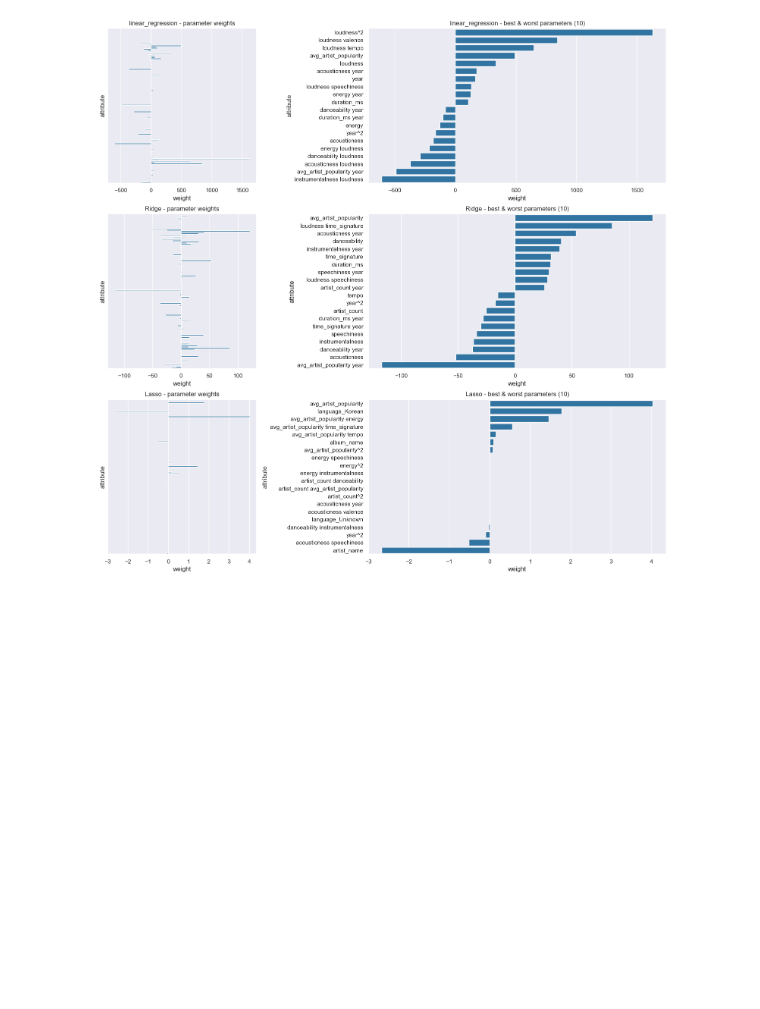
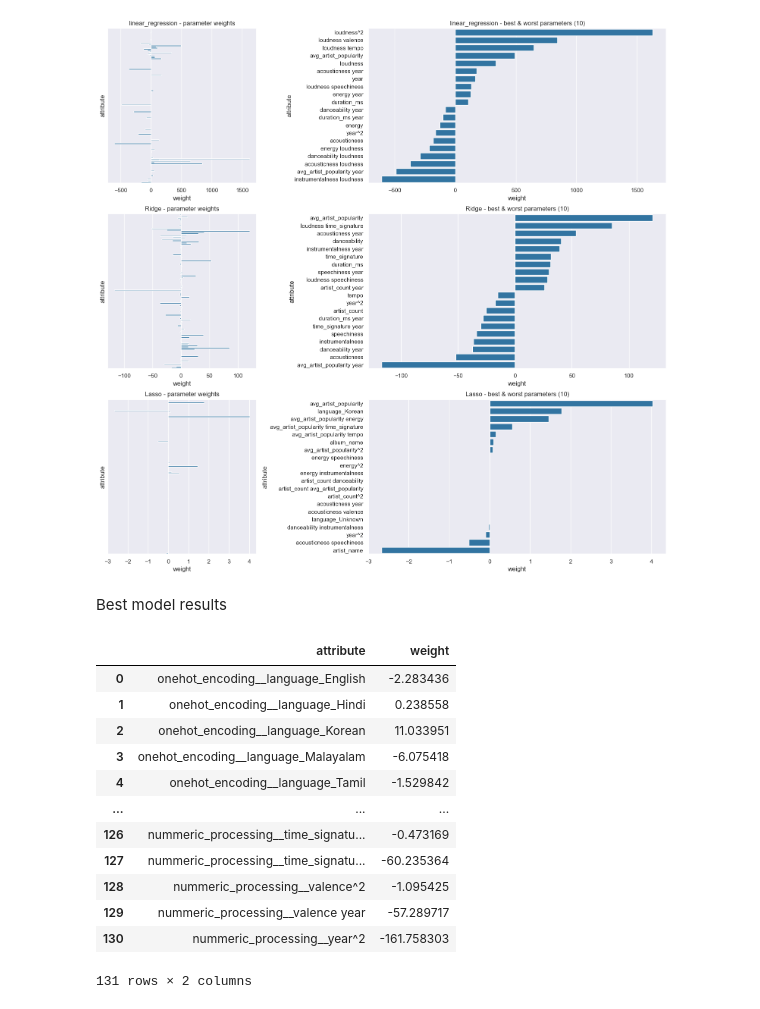
Before and after one commit to Sammuel21/pridav-music-project, a Jupyter notebook: Development/gulas16/benchmark-linear.ipynb, the cells around one changed output. Cells and saved outputs as stored; diff of their text form; code cells hidden in the pictures; blank space fills up the shorter version.

```diff
--- a/Development/gulas16/benchmark-linear.ipynb
+++ b/Development/gulas16/benchmark-linear.ipynb
@@ -352,3 +361,21 @@ for i, axes in enumerate(axs):
     axs[i][0].set_yticks([])
 # %% [output]
 [figure]
+# %% [markdown]
+Best model results
+# %%
+results['linear_regression']
+# %% [output]
+|  | attribute | weight |
+| 0 | onehot_encoding__language_English | -2.283436 |
+| 1 | onehot_encoding__language_Hindi | 0.238558 |
+| 2 | onehot_encoding__language_Korean | 11.033951 |
+| 3 | onehot_encoding__language_Malayalam | -6.075418 |
+| 4 | onehot_encoding__language_Tamil | -1.529842 |
+| ... | ... | ... |
+| 126 | nummeric_processing__time_signatu... | -0.473169 |
+| 127 | nummeric_processing__time_signatu... | -60.235364 |
+| 128 | nummeric_processing__valence^2 | -1.095425 |
+| 129 | nummeric_processing__valence year | -57.289717 |
+| 130 | nummeric_processing__year^2 | -161.758303 |
+131 rows × 2 columns
```
Also changed, not shown: parts of 4 cells of this notebook, 3 other files.
